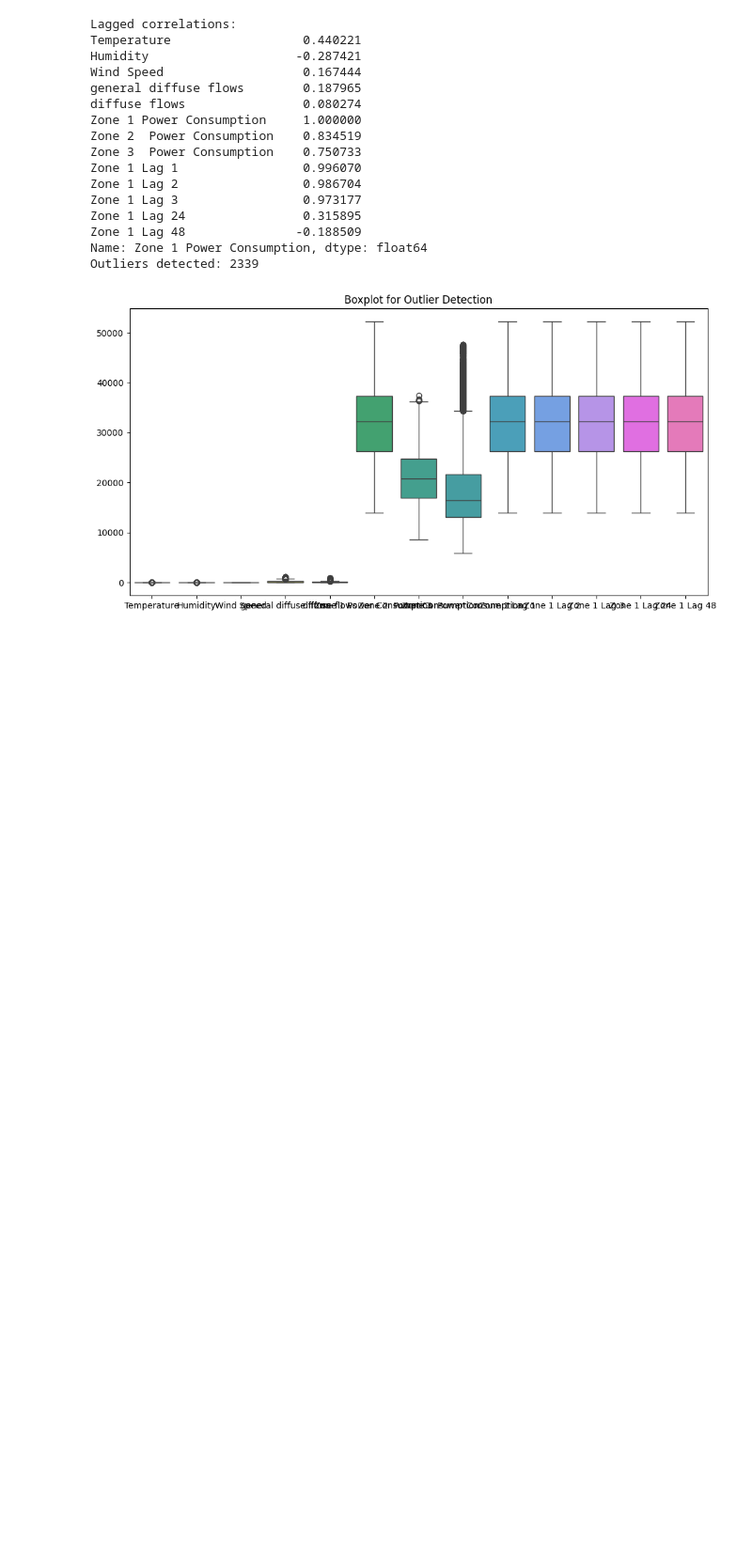
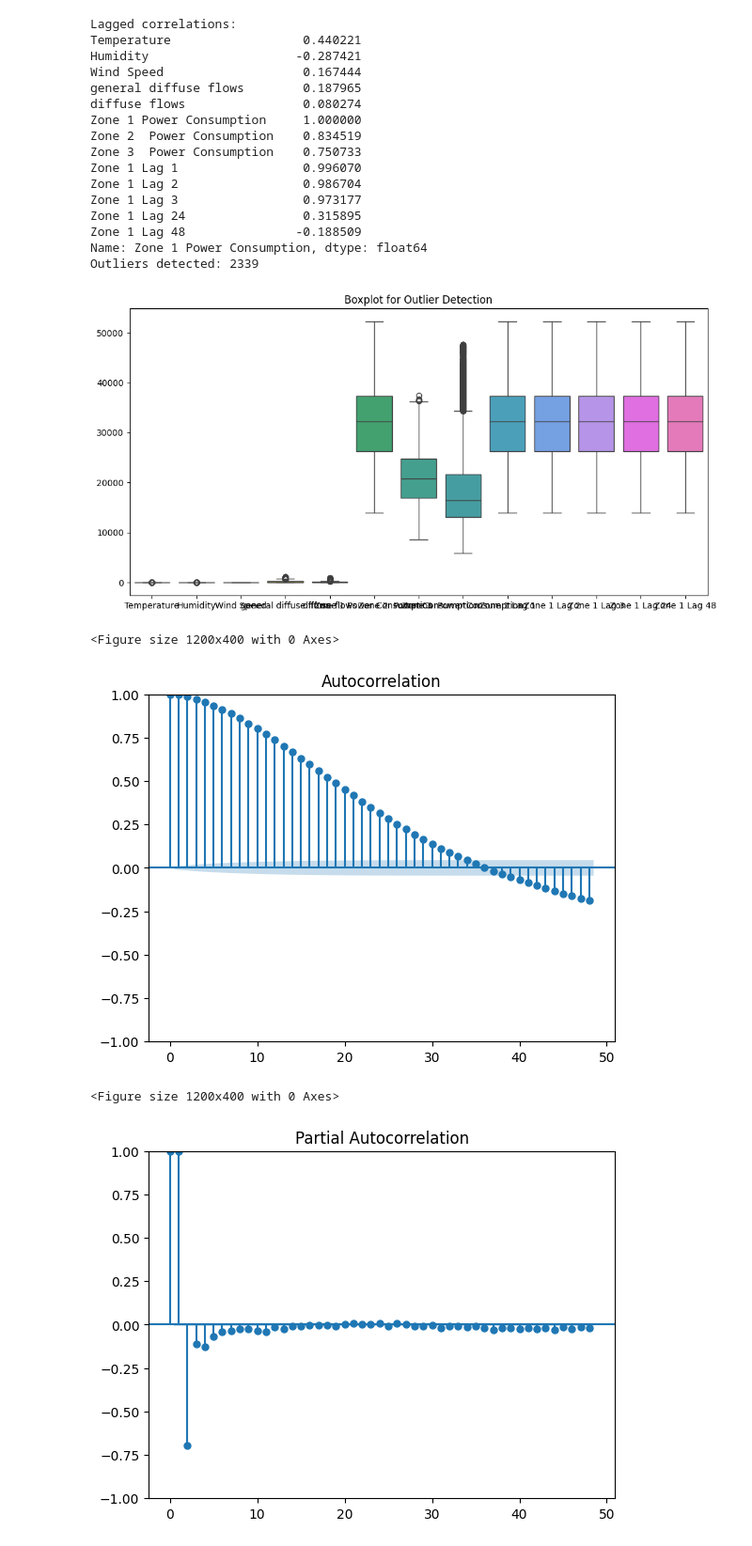
Before and after one commit to CZhakshylykova/SDS-CP036-powercast, a Jupyter notebook: advanced/submissions/team-members/cholpon-zhakshylykova/notebooks/eda.ipynb, the cells around one changed output. Shown: that part at 94% size. Cells and saved outputs as stored; diff of their text form; code cells hidden in the pictures; blank space fills up the shorter version.

```diff
--- a/advanced/submissions/team-members/cholpon-zhakshylykova/notebooks/eda.ipynb
+++ b/advanced/submissions/team-members/cholpon-zhakshylykova/notebooks/eda.ipynb
@@ -170,3 +170,27 @@ Zone 1 Lag 48               -0.188509
 Name: Zone 1 Power Consumption, dtype: float64
 Outliers detected: 2339
 [figure]
+# %%
+from statsmodels.graphics.tsaplots import plot_acf, plot_pacf
+import matplotlib.pyplot as plt
+
+series = data['Zone 1 Power Consumption']
+
+plt.figure(figsize=(12,4))
+plot_acf(series, lags=48)   # autocorrelation up to 48 lags (2 days if hourly data)
+plt.show()
+
+plt.figure(figsize=(12,4))
+plot_pacf(series, lags=48, method='ywm')
+plt.show()
+
+''''
+ACF: Shows how strongly the series correlates with its past values (overall dependency).
+
+PACF: Shows direct correlations with lags, after accounting for intermediate lags (useful for AR terms).
+'''
+# %% [output]
+<Figure size 1200x400 with 0 Axes>
+[figure, added]
+<Figure size 1200x400 with 0 Axes>
+[figure, added]
```
Also changed, not shown: parts of 14 cells of this notebook.
